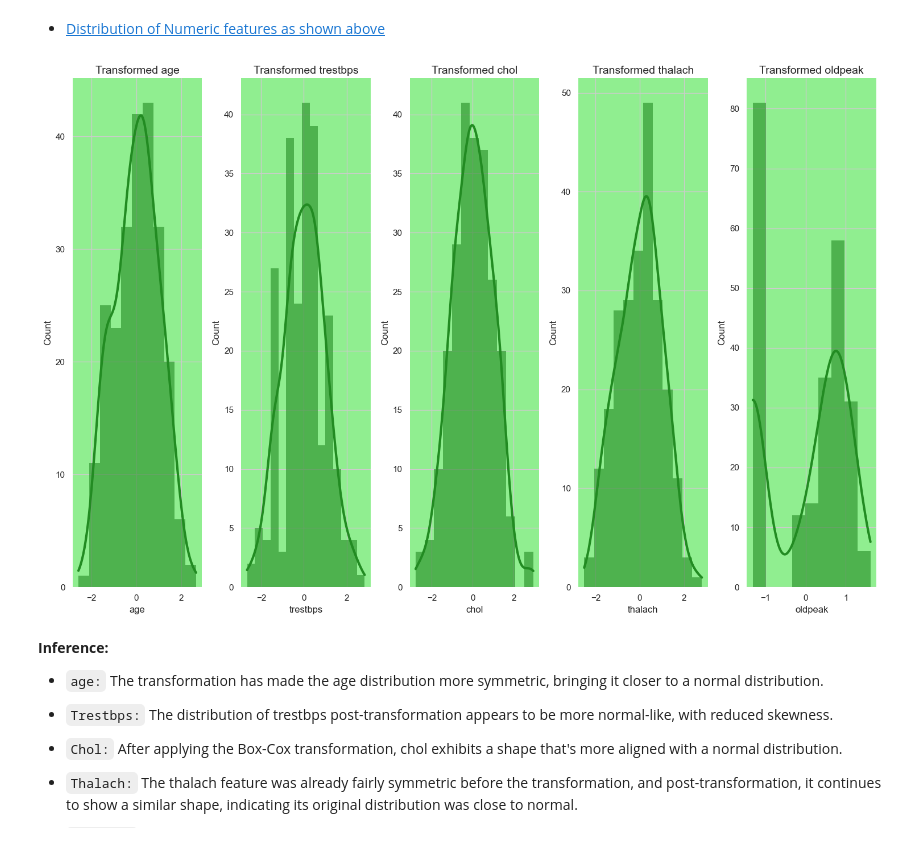
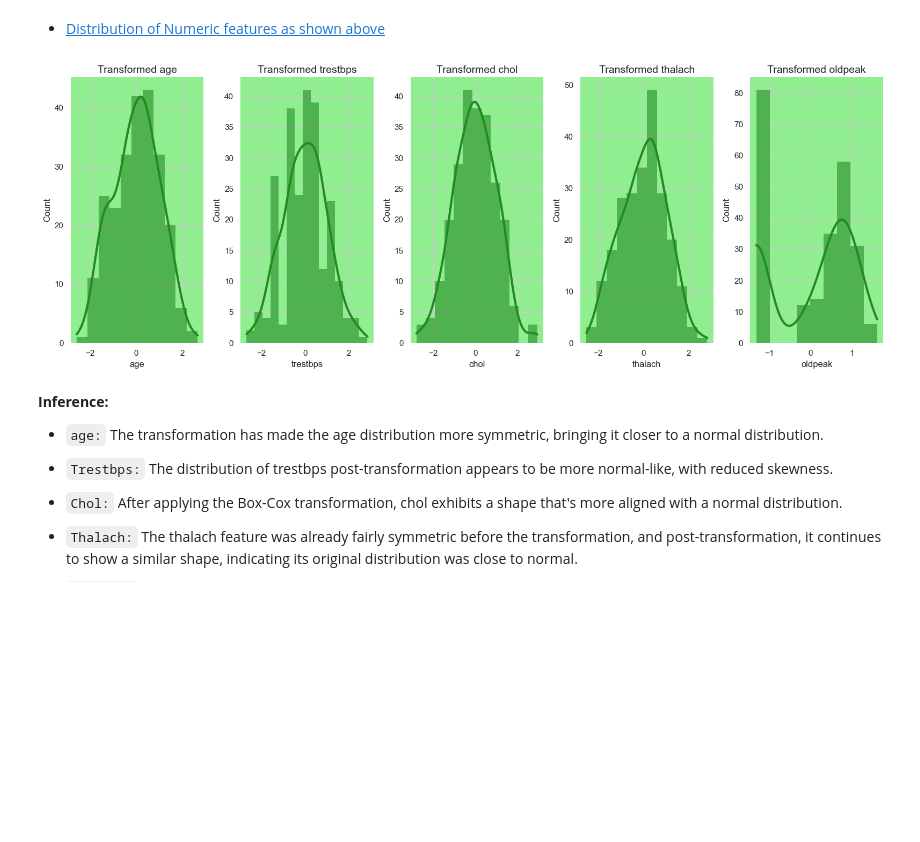
Before and after one commit to Eunnylans/Heart--Disease--Prediction-With--Logistic--Regression, a Jupyter notebook: Heart--Disease--Prediction--LR.ipynb, the cells around one changed output. Saved outputs shown, nothing was run; the diff lists cells and outputs as text; code cells hidden in the pictures; blank space fills up the shorter version.

```diff
--- a/Heart--Disease--Prediction--LR.ipynb
+++ b/Heart--Disease--Prediction--LR.ipynb
@@ -386,11 +386,11 @@ fig, ax = plt.subplots(len(continuous_features), 2, figsize=(15,15), gridspec_kw
 # Loop through each continuous feature to create barplots and kde plots
 for i, col in enumerate(continuous_features):
     # Barplot showing the mean value of the feature for each target category
-    graph = sns.barplot(data=heart_df, x="target", y=col, ax=ax[i,0])
+    graph = sns.barplot(data=data, x="target", y=col, ax=ax[i,0])
 
     # KDE plot showing the distribution of the feature for each target category
-    sns.kdeplot(data=heart_df[heart_df["target"]==0], x=col, fill=True, linewidth=2, ax=ax[i,1], label='0')
-    sns.kdeplot(data=heart_df[heart_df["target"]==1], x=col, fill=True, linewidth=2, ax=ax[i,1], label='1')
+    sns.kdeplot(data=data[data["target"]==0], x=col, fill=True, linewidth=2, ax=ax[i,1], label='0')
+    sns.kdeplot(data=data[data["target"]==1], x=col, fill=True, linewidth=2, ax=ax[i,1], label='1')
     ax[i,1].set_yticks([])
     ax[i,1].legend(title='Heart Disease', loc='upper right')
     ax[i,0].set_facecolor('lightgreen')
@@ -441,7 +441,7 @@ fig, ax = plt.subplots(nrows=num_rows, ncols=num_cols, figsize=(15,20))
 for i, col in enumerate(categorical_features):
     # Plot bar charts using Seaborn
     x, y = i // num_cols, i % num_cols
-    sns.countplot(data=heart_df, x=col, hue='target', ax=ax[x, y], palette=['lightgreen', 'forestgreen'])
+    sns.countplot(data=data, x=col, hue='target', ax=ax[x, y], palette=['lightgreen', 'forestgreen'])
 
     # Add counts to the bars
     for p in ax[x, y].patches:
@@ -519,10 +519,10 @@ Upon identifying outliers for the specified continuous features, we found the fo
 # %%
 from sklearn.model_selection import train_test_split
 # %%
-heart_df['target'] = heart_df['target'].astype(int)
+data['target'] = data['target'].astype(int)
 # %%
-X = heart_df.drop(['target'],axis=1)
-y = heart_df['target']
+X = data.drop(['target'],axis=1)
+y = data['target']
 # %%
 print('X shape:',X.shape)
 print('y shape:',y.shape)
@@ -582,21 +582,21 @@ X_test['oldpeak'] = X_test['oldpeak'] + 0.001
 # %%
 X_train[num_cols] = power_transform(X_train[num_cols], method='box-cox')
 # %%
-fig, ax = plt.subplots(1, 5, figsize=(15,10))
+fig, ax = plt.subplots(1, 5, figsize=(16,6))
 
 # Original Distributions
 for i, col in enumerate(num_cols):
     sns.histplot(X_train[col], kde=True, ax=ax[i],edgecolor='none', color='forestgreen', alpha=0.6, line_kws={'lw': 3}).set_title(f'Transformed {col}', fontsize=14)
     ax[i].set_facecolor('lightgreen')
 
     # Remove outer border kde plor
     for spine in ax[i].spines.values():
         spine.set_visible(False)
 
 fig.tight_layout()
 plt.show()
 # %% [output]
-[figure, old version]
+[figure, new version]
 # %% [markdown]
 **Inference:**
 * `age:` The transformation has made the age distribution more symmetric, bringing it closer to a normal distribution.
```
Also changed, not shown: parts of 25 cells of this notebook.
